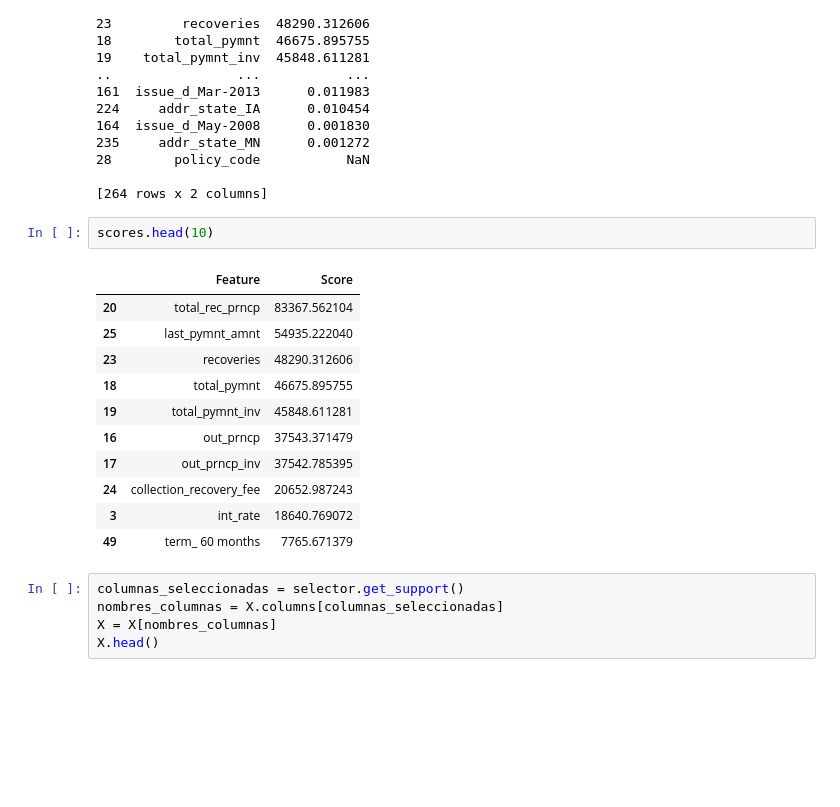
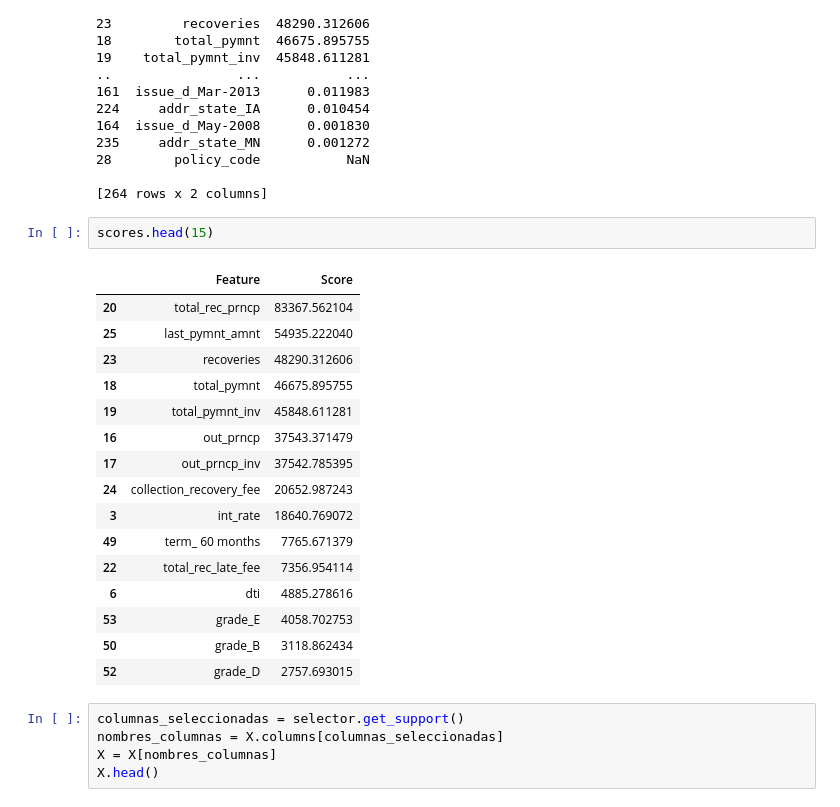
Before and after one commit to andresaris1/bio---copia, a Jupyter notebook: modelo.ipynb, the cells around one changed output. Drawn from its saved outputs; the diff is of its cells as text; blank space fills up the shorter version.

```diff
--- a/modelo.ipynb
+++ b/modelo.ipynb
@@ -239,19 +239,24 @@ Importancia de características:
 
 [264 rows x 2 columns]
 # %%
-scores.head(10)
+scores.head(15)
 # %% [output]
 |  | Feature | Score |
 | 20 | total_rec_prncp | 83367.562104 |
 | 25 | last_pymnt_amnt | 54935.222040 |
 | 23 | recoveries | 48290.312606 |
 | 18 | total_pymnt | 46675.895755 |
 | 19 | total_pymnt_inv | 45848.611281 |
 | 16 | out_prncp | 37543.371479 |
 | 17 | out_prncp_inv | 37542.785395 |
 | 24 | collection_recovery_fee | 20652.987243 |
 | 3 | int_rate | 18640.769072 |
 | 49 | term_ 60 months | 7765.671379 |
+| 22 | total_rec_late_fee | 7356.954114 |
+| 6 | dti | 4885.278616 |
+| 53 | grade_E | 4058.702753 |
+| 50 | grade_B | 3118.862434 |
+| 52 | grade_D | 2757.693015 |
 # %%
 columnas_seleccionadas = selector.get_support()
 nombres_columnas = X.columns[columnas_seleccionadas]
```
Also changed, not shown: 1 other file.
